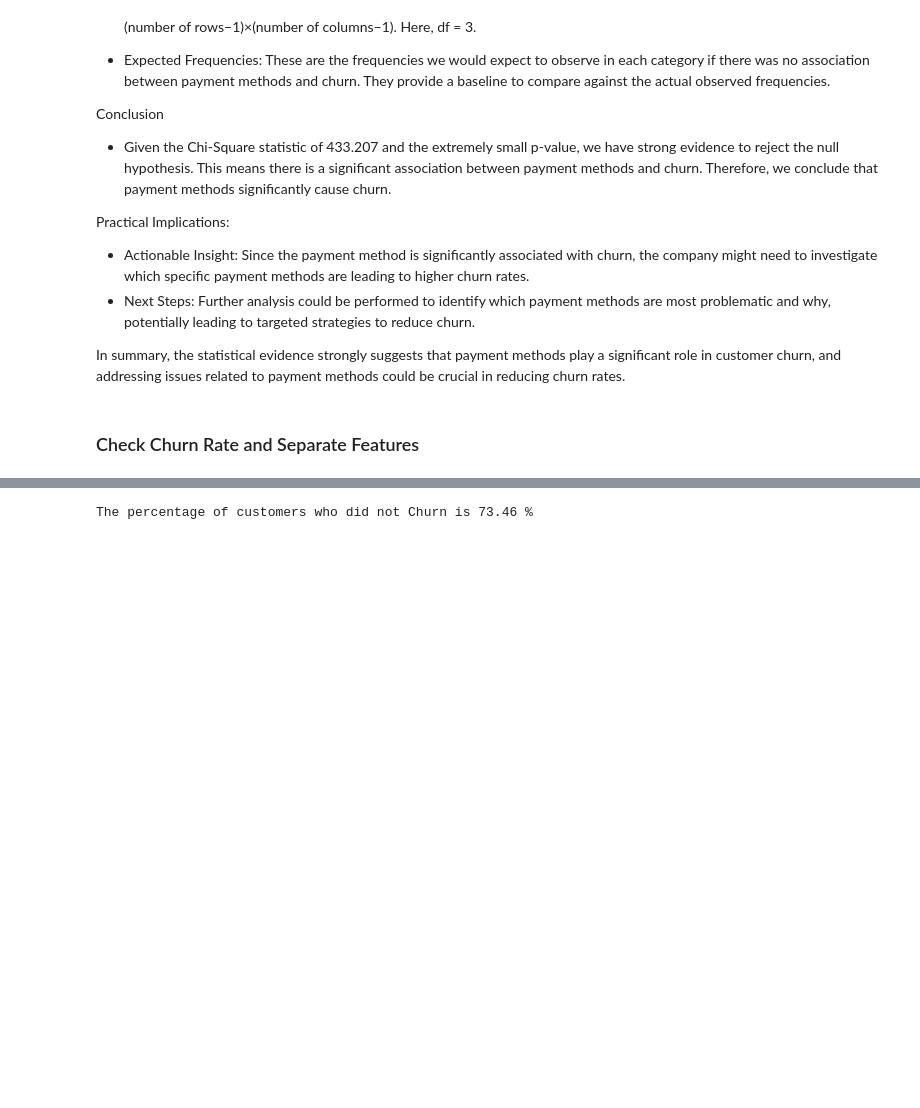
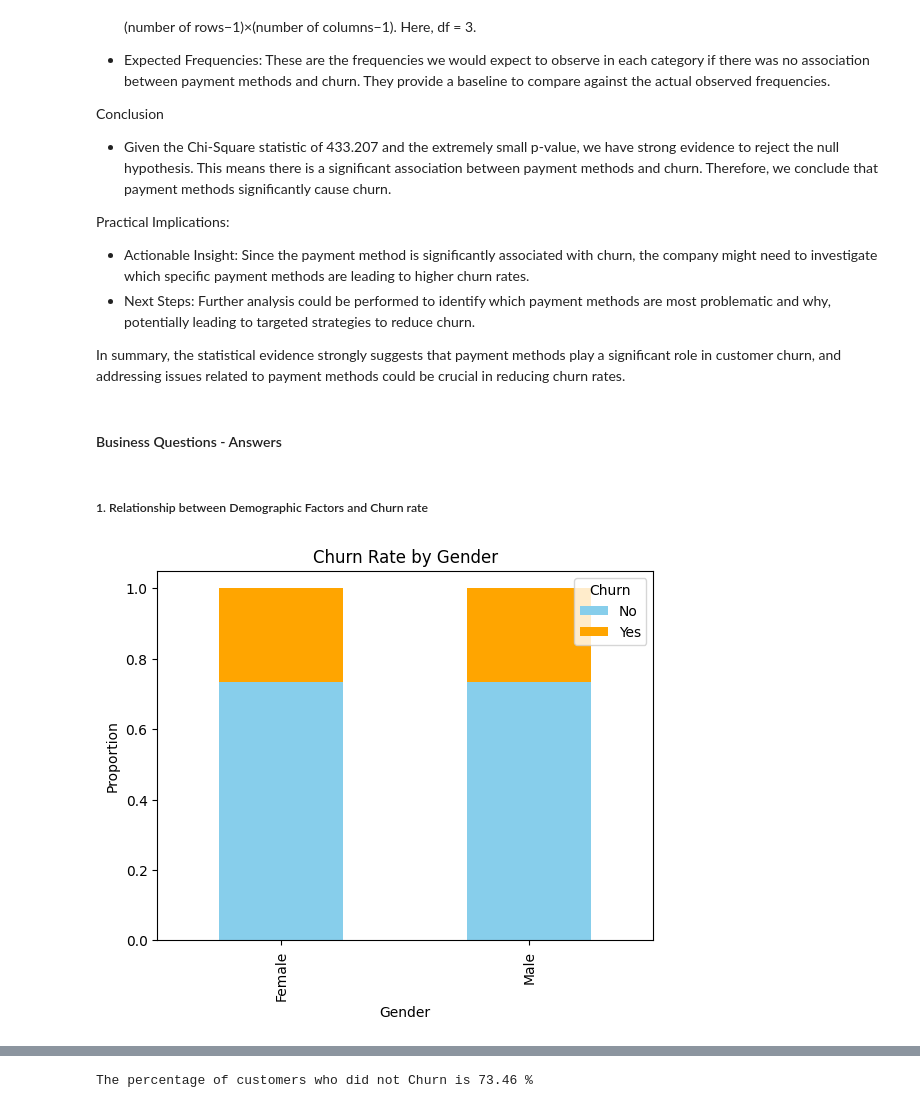
Before and after one commit to Amarquaye009/CUSTOMER-CHURN-ANALYSIS, a Jupyter notebook: Notebooks/main.ipynb, the cells around one changed output, grey strips where cells are left out. Cells and saved outputs as stored; diff of their text form; code cells hidden in the pictures; blank space fills up the shorter version.

```diff
--- a/Notebooks/main.ipynb
+++ b/Notebooks/main.ipynb
@@ -1645,5 +1641,18 @@ Practical Implications:
 - Next Steps: Further analysis could be performed to identify which payment methods are most problematic and why, potentially leading to targeted strategies to reduce churn.
 
 In summary, the statistical evidence strongly suggests that payment methods play a significant role in customer churn, and addressing issues related to payment methods could be crucial in reducing churn rates.
-# %% [markdown]
-### Check Churn Rate and Separate Features
+# %% [markdown]
+#### Business Questions - Answers
+# %% [markdown]
+##### 1. Relationship between Demographic Factors and Churn rate
+# %%
+# Gender and Churn Visualization
+gender_churn = pd.crosstab(main_df['Gender'], main_df['Churn'], normalize='index')
+gender_churn.plot(kind='bar', stacked=True, color=['skyblue', 'orange'])
+plt.title('Churn Rate by Gender')
+plt.ylabel('Proportion')
+plt.xlabel('Gender')
+plt.legend(title='Churn', loc='upper right')
+plt.show()
+# %% [output]
+[figure, added]
```
Also changed, not shown: parts of 63 cells of this notebook.
